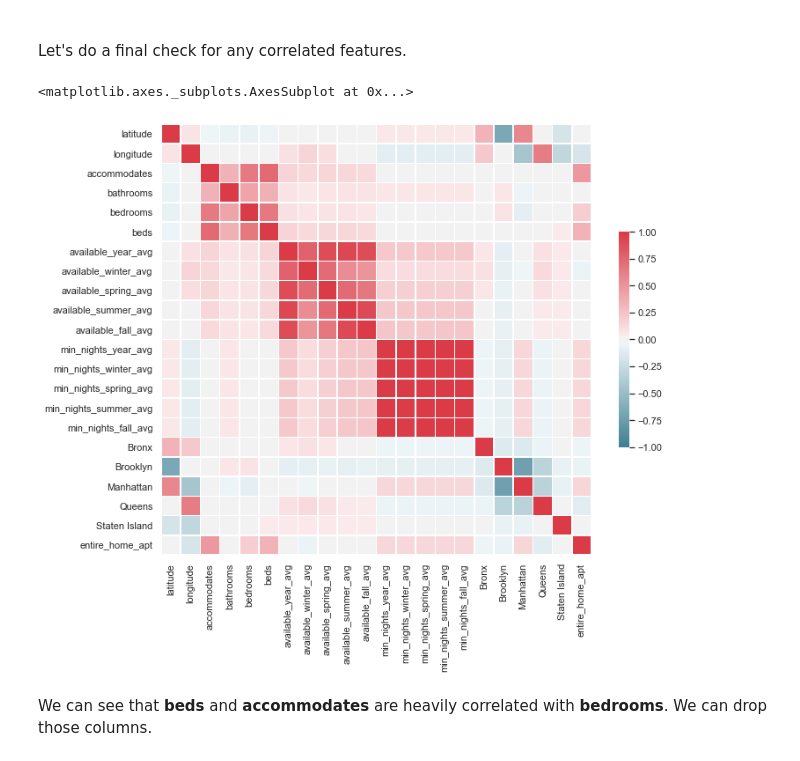
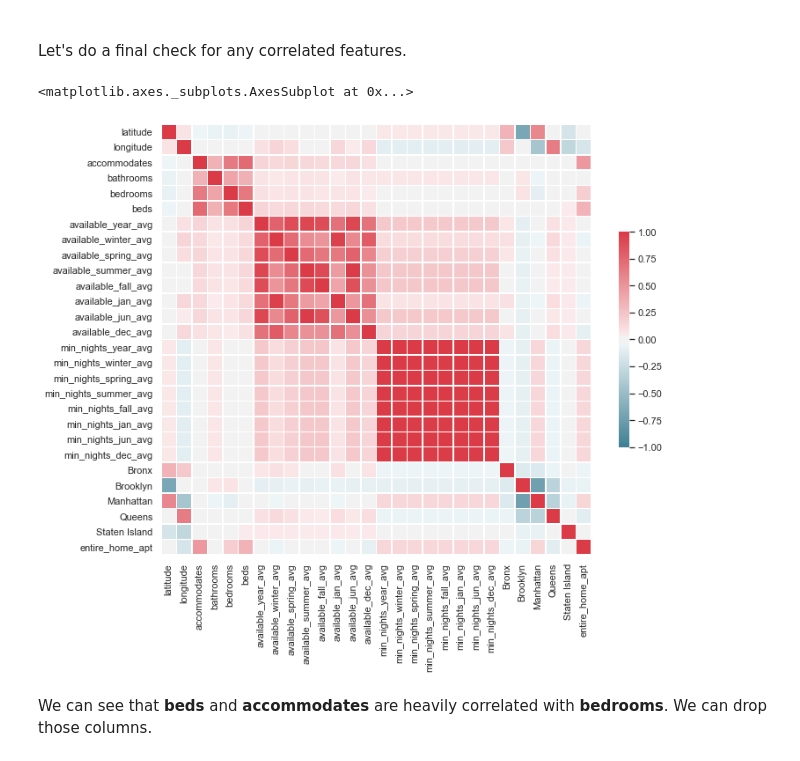
Before and after one commit to bruceplai/ml-capstone, a Jupyter notebook: airbnb.ipynb, the cells around one changed output. Cells and saved outputs as stored; diff of their text form; code cells hidden in the pictures.

```diff
--- a/airbnb.ipynb
+++ b/airbnb.ipynb
@@ -591,12 +583,18 @@ min_nights_summer_avg = calendar_clean[(calendar_clean.date.dt.month >= 6) & (ca
 .groupby(by='listing_id')['minimum_nights'].mean()
 min_nights_fall_avg = calendar_clean[(calendar_clean.date.dt.month >= 9) & (calendar_clean.date.dt.month <= 11)]\
 .groupby(by='listing_id')['minimum_nights'].mean()
+min_nights_jan_avg = calendar_clean[calendar_clean.date.dt.month == 1].groupby(by='listing_id')['minimum_nights'].mean()
+min_nights_jun_avg = calendar_clean[calendar_clean.date.dt.month == 6].groupby(by='listing_id')['minimum_nights'].mean()
+min_nights_dec_avg = calendar_clean[calendar_clean.date.dt.month == 12].groupby(by='listing_id')['minimum_nights'].mean()
 
 calendar_averages['min_nights_year_avg'] = min_nights_year_avg
 calendar_averages['min_nights_winter_avg'] = min_nights_winter_avg
 calendar_averages['min_nights_spring_avg'] = min_nights_spring_avg
 calendar_averages['min_nights_summer_avg'] = min_nights_summer_avg
 calendar_averages['min_nights_fall_avg'] = min_nights_fall_avg
+calendar_averages['min_nights_jan_avg'] = min_nights_jan_avg
+calendar_averages['min_nights_jun_avg'] = min_nights_jun_avg
+calendar_averages['min_nights_dec_avg'] = min_nights_dec_avg
 # %%
 price_year_avg = calendar_clean.groupby(by='listing_id')['price'].mean()
 price_winter_avg = calendar_clean[(calendar_clean.date.dt.month == 1) | (calendar_clean.date.dt.month == 2) \
@@ -607,12 +605,18 @@ price_summer_avg = calendar_clean[(calendar_clean.date.dt.month >= 6) & (calenda
 .groupby(by='listing_id')['price'].mean()
 price_fall_avg = calendar_clean[(calendar_clean.date.dt.month >= 9) & (calendar_clean.date.dt.month <= 11)]\
 .groupby(by='listing_id')['price'].mean()
+price_jan_avg = calendar_clean[calendar_clean.date.dt.month == 1].groupby(by='listing_id')['price'].mean()
+price_jun_avg = calendar_clean[calendar_clean.date.dt.month == 6].groupby(by='listing_id')['price'].mean()
+price_dec_avg = calendar_clean[calendar_clean.date.dt.month == 12].groupby(by='listing_id')['price'].mean()
 
 calendar_averages['price_year_avg'] = price_year_avg
 calendar_averages['price_winter_avg'] = price_winter_avg
 calendar_averages['price_spring_avg'] = price_spring_avg
 calendar_averages['price_summer_avg'] = price_summer_avg
 calendar_averages['price_fall_avg'] = price_fall_avg
+calendar_averages['price_jan_avg'] = price_jan_avg
+calendar_averages['price_jun_avg'] = price_jun_avg
+calendar_averages['price_dec_avg'] = price_dec_avg
 # %%
 calendar_averages.info()
 calendar_averages.describe()
@@ -653,7 +658,10 @@ calendar_averages = calendar_averages.loc[
     (calendar_averages.min_nights_winter_avg <= 30) &
     (calendar_averages.min_nights_spring_avg <= 30) &
     (calendar_averages.min_nights_summer_avg <= 30) &
-    (calendar_averages.min_nights_fall_avg <= 30)
+    (calendar_averages.min_nights_fall_avg <= 30) &
+    (calendar_averages.min_nights_jan_avg <= 30) &
+    (calendar_averages.min_nights_jun_avg <= 30) &
+    (calendar_averages.min_nights_dec_avg <= 30)
 ]
 # %%
 calendar_averages.info()
@@ -863,11 +877,14 @@ def avg_of_neighbors_2(row, col_name, col_index, thresh):
         row[col_index] = item
     return row
 
-listings_merge = listings_merge.apply(avg_of_neighbors_2, col_name='price_year_avg', col_index=20, axis=1, thresh=1000)
-listings_merge = listings_merge.apply(avg_of_neighbors_2, col_name='price_winter_avg', col_index=21, axis=1, thresh=1000)
-listings_merge = listings_merge.apply(avg_of_neighbors_2, col_name='price_spring_avg', col_index=22, axis=1, thresh=1000)
-listings_merge = listings_merge.apply(avg_of_neighbors_2, col_name='price_summer_avg', col_index=23, axis=1, thresh=1000)
-listings_merge = listings_merge.apply(avg_of_neighbors_2, col_name='price_fall_avg', col_index=24, axis=1, thresh=1000)
+listings_merge = listings_merge.apply(avg_of_neighbors_2, col_name='price_year_avg', col_index=26, axis=1, thresh=1000)
+listings_merge = listings_merge.apply(avg_of_neighbors_2, col_name='price_winter_avg', col_index=27, axis=1, thresh=1000)
+listings_merge = listings_merge.apply(avg_of_neighbors_2, col_name='price_spring_avg', col_index=28, axis=1, thresh=1000)
+listings_merge = listings_merge.apply(avg_of_neighbors_2, col_name='price_summer_avg', col_index=29, axis=1, thresh=1000)
+listings_merge = listings_merge.apply(avg_of_neighbors_2, col_name='price_fall_avg', col_index=30, axis=1, thresh=1000)
+listings_merge = listings_merge.apply(avg_of_neighbors_2, col_name='price_jan_avg', col_index=31, axis=1, thresh=1000)
+listings_merge = listings_merge.apply(avg_of_neighbors_2, col_name='price_jun_avg', col_index=32, axis=1, thresh=1000)
+listings_merge = listings_merge.apply(avg_of_neighbors_2, col_name='price_dec_avg', col_index=33, axis=1, thresh=1000)
 # %% [markdown]
 <br/>
 <p>After some cleanup and taking the log of prices averaged over the year, we see an approximate normal distribution.</p>
@@ -942,19 +959,20 @@ listings_merge = listings_merge.drop([
 # %%
 import seaborn as sns
 import matplotlib.pyplot as plt
 
 sns.set(style="white")
 
 features = listings_merge.drop([
     'price_year_avg', 'price_winter_avg', 'price_spring_avg', 'price_summer_avg', 'price_fall_avg',
+    'price_jan_avg', 'price_jun_avg', 'price_dec_avg'
 ], axis=1)
 
 fig, ax = plt.subplots(figsize=(11, 9))
 cmap = sns.diverging_palette(220, 10, as_cmap=True)
 sns.heatmap(features.corr(), cmap=cmap, vmax=1, vmin=-1, center=0, square=True, linewidths=.5, cbar_kws={"shrink": .5})
 # %% [output]
 <matplotlib.axes._subplots.AxesSubplot at 0x...>
-[figure, old version]
+[figure, new version]
 # %% [markdown]
 <p>We can see that <b>beds</b> and <b>accommodates</b> are heavily correlated with <b>bedrooms</b>.  We can drop those columns.</p>
 # %%
```
Also changed, not shown: parts of 23 cells of this notebook.
